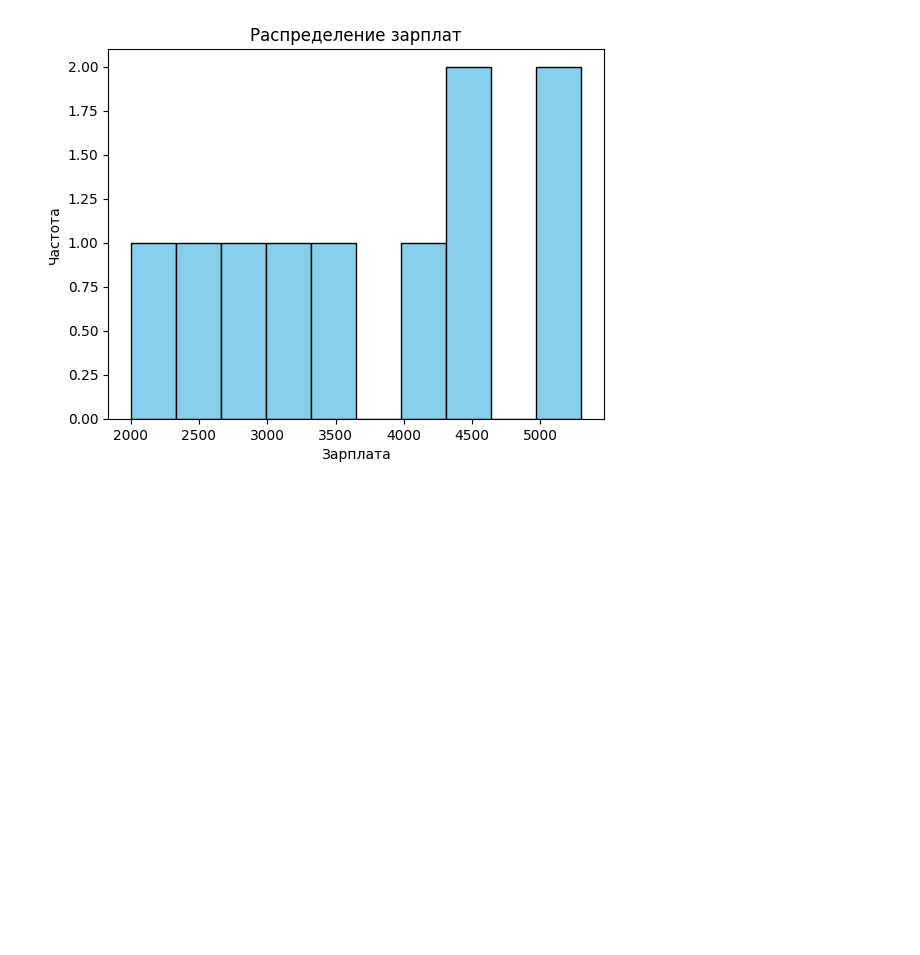
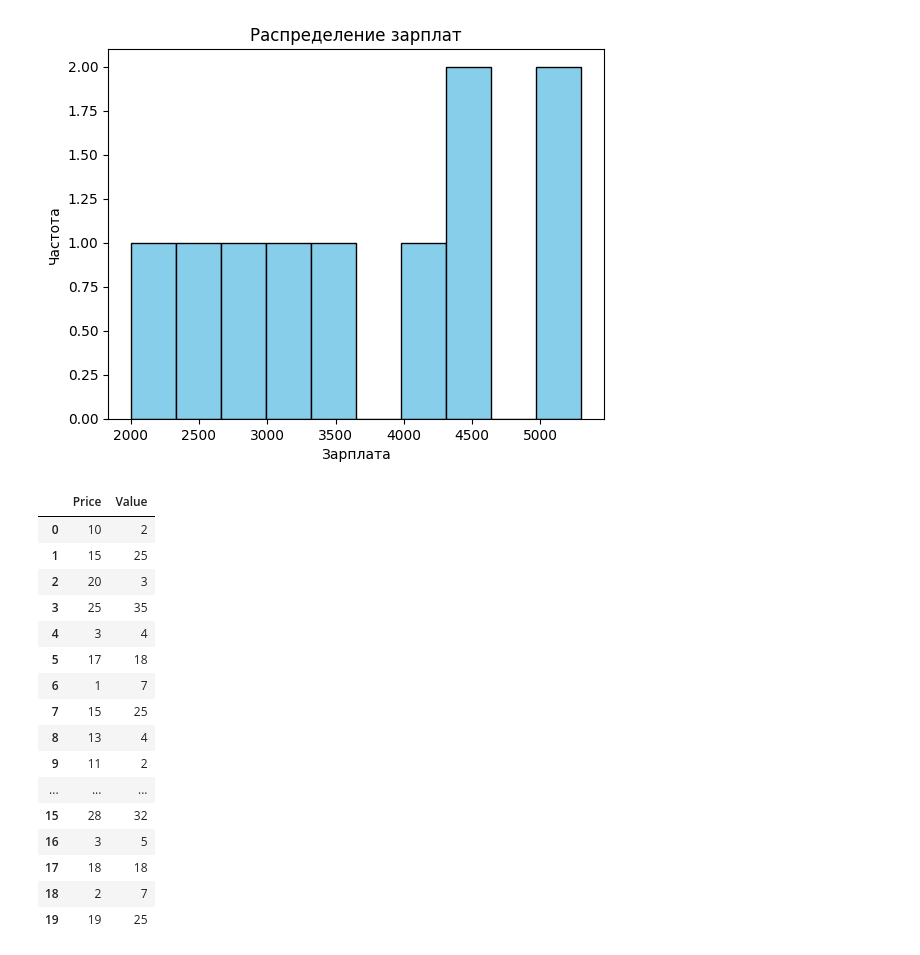
Before and after one commit to Grashch/Eduson, a Jupyter notebook: РазведочныйАнализДанных.ipynb, the cells around one changed output. Drawn from its saved outputs; the diff is of its cells as text; code cells hidden in the pictures; blank space fills up the shorter version.

```diff
--- a/РазведочныйАнализДанных.ipynb
+++ b/РазведочныйАнализДанных.ipynb
@@ -92,3 +60,24 @@ dtype: float64
 Медиана: salary    3750.0
 dtype: float64
 [figure]
+# %%
+data = pd.read_csv('/content/data.csv')
+data
+# %% [output]
+|  | Price | Value |
+| 0 | 10 | 2 |
+| 1 | 15 | 25 |
+| 2 | 20 | 3 |
+| 3 | 25 | 35 |
+| 4 | 3 | 4 |
+| 5 | 17 | 18 |
+| 6 | 1 | 7 |
+| 7 | 15 | 25 |
+| 8 | 13 | 4 |
+| 9 | 11 | 2 |
+| ... | ... | ... |
+| 15 | 28 | 32 |
+| 16 | 3 | 5 |
+| 17 | 18 | 18 |
+| 18 | 2 | 7 |
+| 19 | 19 | 25 |
```
Also changed, not shown: parts of 8 cells of this notebook.
